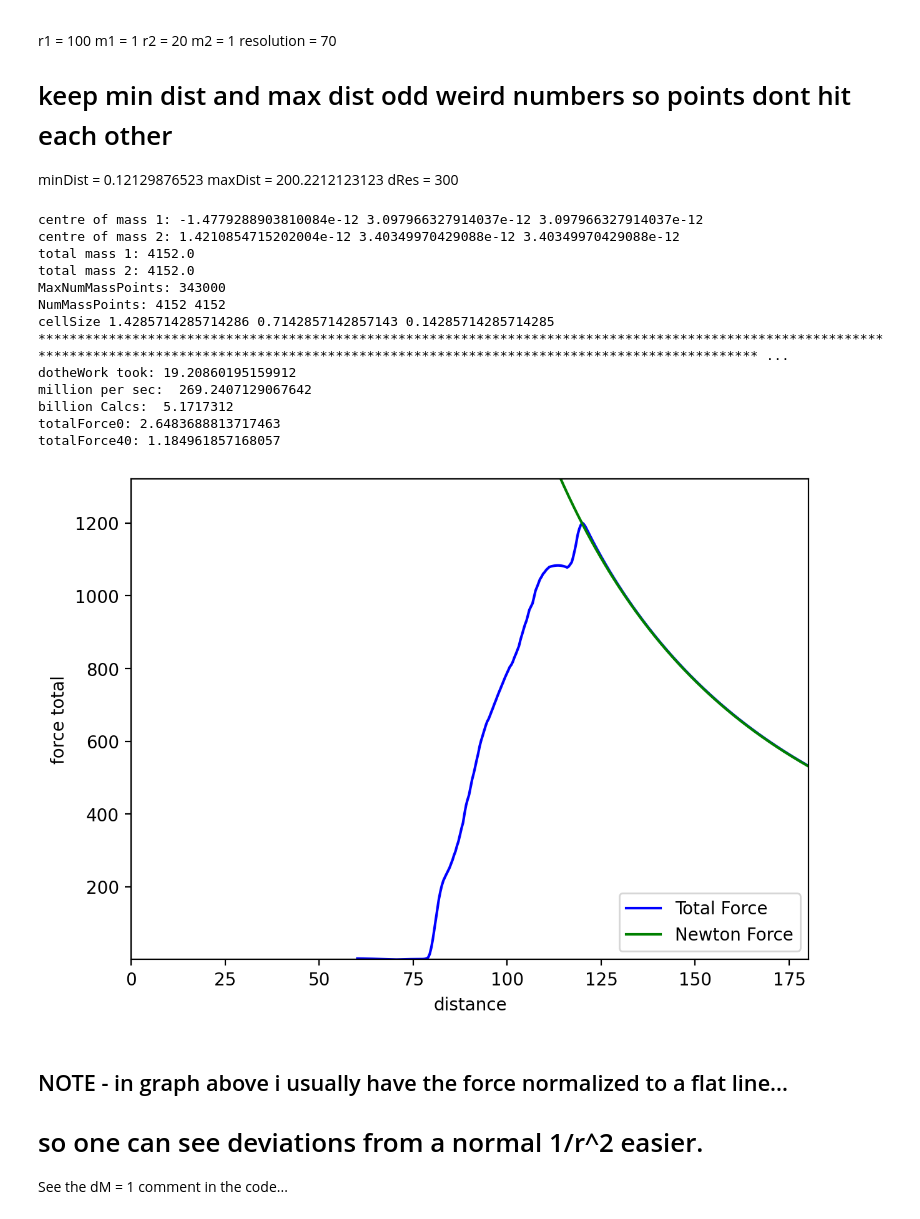
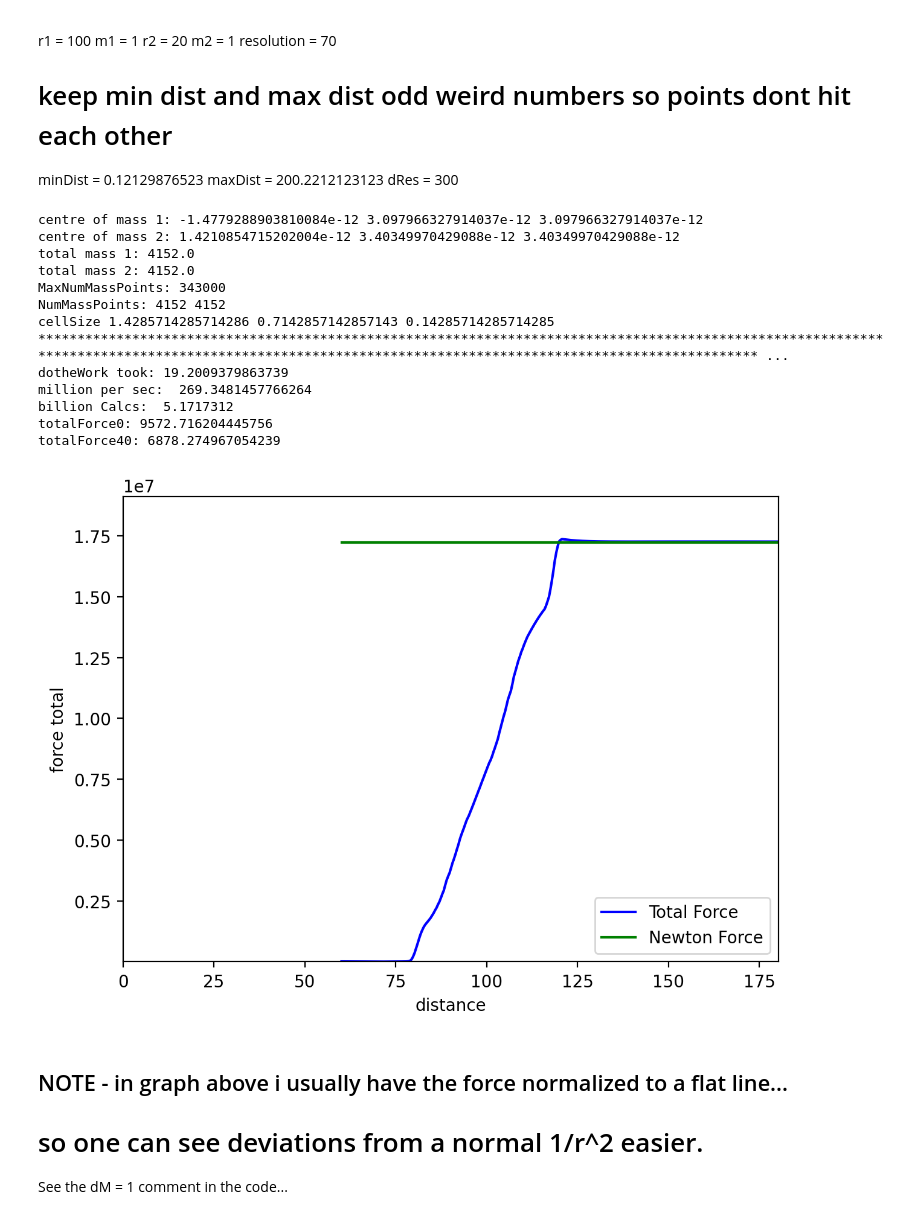
Before and after one commit to tomandersen/rzero, a Jupyter notebook: jupyter/ShellAttractionCython.ipynb, the cells around one changed output. Drawn from its saved outputs; the diff is of its cells as text; code cells hidden in the pictures.

```diff
--- a/jupyter/ShellAttractionCython.ipynb
+++ b/jupyter/ShellAttractionCython.ipynb
@@ -298,7 +295,7 @@ birkhoffTotalForce = [] # naive calculation based on mass inside of d/2
 for d in distances:
     d2 = d*d
     dM = d2 # set to d2 to see errors from r^2, set dM to 1 to see actual r^2 graph
-    dM = 1
+    #dM = 1
     # Sum along columns (axis=0) - get total x, y, z forces, which
     # xyzNet = np.sum(fV, axis=0)
     xT = forcesX[dCount]*dM
@@ -353,38 +350,38 @@ plt.show()
 
 
 # fig = plt.figure(figsize=(7, 5), dpi=200)
 # plt.plot(distances, xForce, marker="none", color='green', lw=1.5, label='Force')
 # plt.xlabel('distance');
 # plt.ylabel('force x');
 # plt.legend(loc='lower right')
 # plt.axis((0, maxDist, minForceX, maxForceX));
 # #plt.savefig('../chapters/images/force.png', bbox_inches='tight')
 # plt.show()
 
 
 # fig = plt.figure(figsize=(7, 5), dpi=200)
 # plt.plot(distances, yForce, marker="none", color='yellow', lw=1.5, label='ForceZ')
 # plt.xlabel('distance');
 # plt.ylabel('force z');
 # plt.legend(loc='lower right')
 # plt.axis((0, maxDist, minForceZ, maxForceZ));
 # #plt.savefig('../chapters/images/force.png', bbox_inches='tight')
 # plt.show()
 # %% [output]
 centre of mass 1: -1.4779288903810084e-12 3.097966327914037e-12 3.097966327914037e-12
 centre of mass 2: 1.4210854715202004e-12 3.40349970429088e-12 3.40349970429088e-12
 total mass 1: 4152.0
 total mass 2: 4152.0
 MaxNumMassPoints: 343000
 NumMassPoints: 4152 4152
 cellSize 1.4285714285714286 0.7142857142857143 0.14285714285714285
 ******************************************************************************************************************************************************************************************************** ...
-dotheWork took: 19.20860195159912
-million per sec:  269.2407129067642
+dotheWork took: 19.2009379863739
+million per sec:  269.3481457766264
 billion Calcs:  5.1717312
-totalForce0: 2.6483688813717463
-totalForce40: 1.184961857168057
+totalForce0: 9572.716204445756
+totalForce40: 6878.274967054239
-[figure, old version]
+[figure, new version]
 # %% [markdown]
 ## NOTE - in graph above i usually have the force normalized to a flat line...
 # so one can see deviations from a normal 1/r^2 easier.
```
Also changed, not shown: parts of 1 cell of this notebook, 5 other files.
